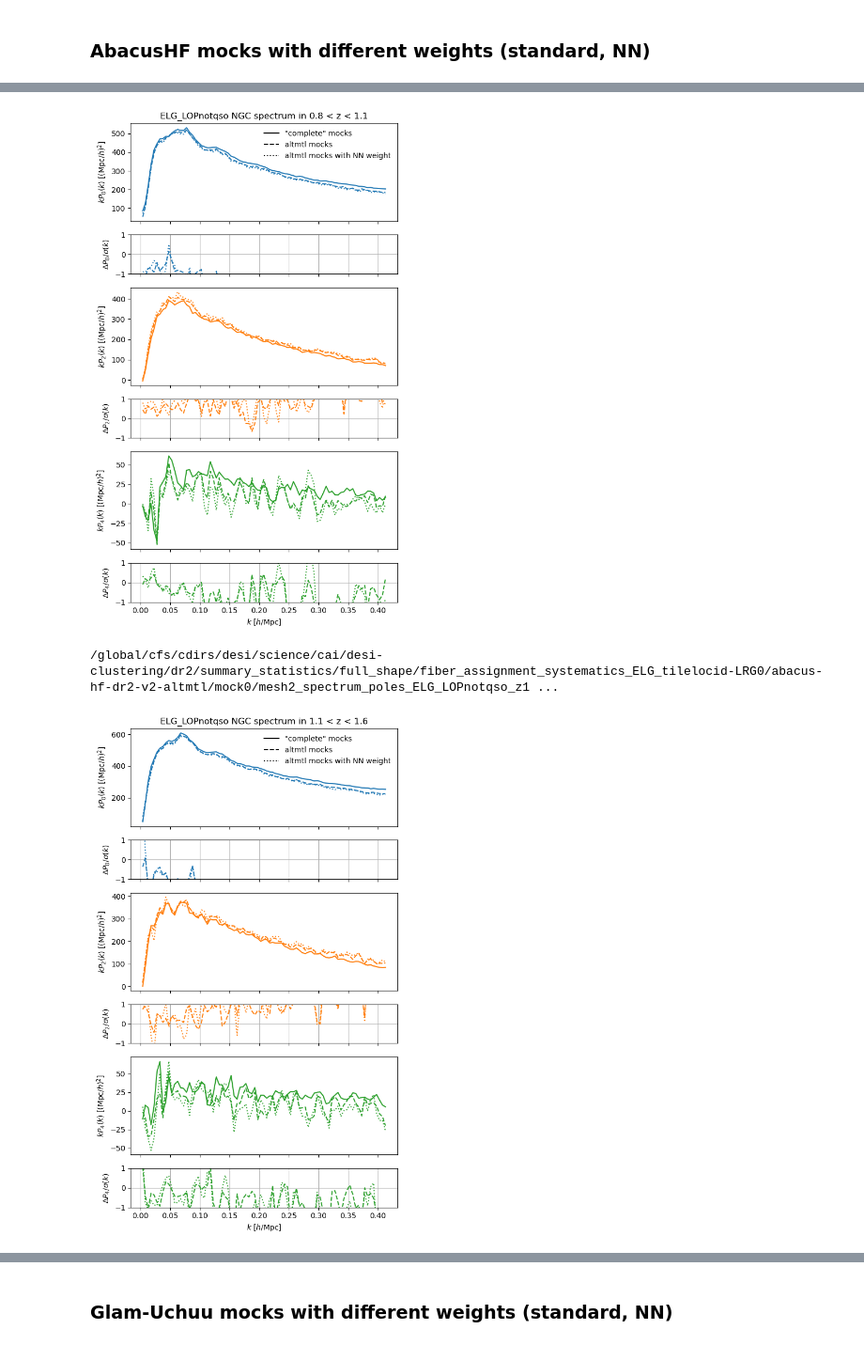
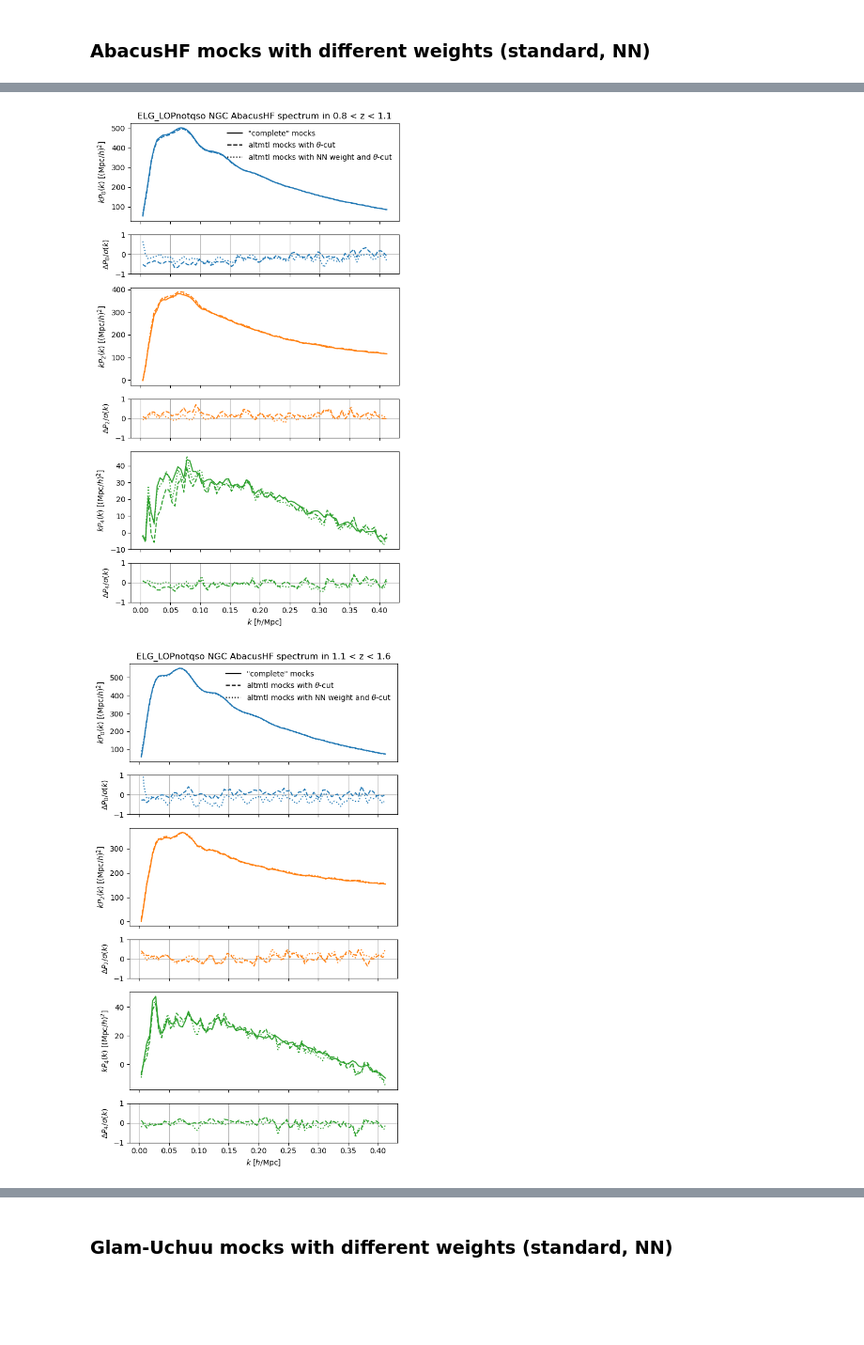
Before and after one commit to AlbertoRosado1/cai-dr2-clustering-products, a Jupyter notebook: clustering_statistics/nb/validation_fiber_assignment_auw_ELG.ipynb, the cells around one changed output, grey strips where cells are left out. Shown at 94% size. Drawn from its saved outputs; the diff is of its cells as text; code cells hidden in the pictures; blank space fills up the shorter version.

```diff
--- a/clustering_statistics/nb/validation_fiber_assignment_auw_ELG.ipynb
+++ b/clustering_statistics/nb/validation_fiber_assignment_auw_ELG.ipynb
@@ -29,25 +29,28 @@ for tracer in ['ELG_LOPnotqso']:
             cov = cov.at.observable.select(k=slice(0, None, 5 if 'mesh2' in kind else 1))
             mean = cov.observable
 
-            nmocks = 2
+            nmocks = 25
+            project = 'full_shape/fiber_assignment_systematics'
             version = 'abacus-hf-dr2-v2-altmtl'
-            project = 'full_shape/fiber_assignment_systematics'
             fns = [tools.get_stats_fn(stats_dir=stats_dir, kind=kind, project=project, version=version, tracer=tracer,
-                                      zrange=zrange, region=region, weight='default-FKP', basis='sugiyama-diagonal', imock=imock) for imock in range(nmocks)]
+                                      zrange=zrange, region=region, weight='default-FKP', basis='sugiyama-diagonal',
+                                      imock=imock, cut=True) for imock in range(nmocks)]
             mocks = [types.read(fn) for fn in fns if fn.exists()]
             mean = types.mean(mocks).match(mean)
 
-            project = 'full_shape/fiber_assignment_systematics_ELG_tilelocid-LRG0'
+            version = 'abacus-hf-dr2-v2-altmtl-maskedfraczpNN'
+            #project = 'full_shape/fiber_assignment_systematics_ELG_tilelocid-LRG0'
             fns = [tools.get_stats_fn(stats_dir=stats_dir, kind=kind, project=project, version=version, tracer=tracer,
-                                      zrange=zrange, region=region, weight='default', basis='sugiyama-diagonal', imock=imock) for imock in range(nmocks)]
-            print(fns[0])
+                                      zrange=zrange, region=region, weight='default-nn-FKP', basis='sugiyama-diagonal',
+                                      imock=imock, cut=True) for imock in range(nmocks)]
+
             mocks = [types.read(fn) for fn in fns if fn.exists()]
             mean_nn = types.mean(mocks).match(mean)
 
-            project = 'full_shape/fiber_assignment_systematics'
+            version = 'abacus-hf-dr2-v2-altmtl'
             fns = [tools.get_stats_fn(stats_dir=stats_dir, kind=kind, project=project, version=version, tracer=tracer,
                                       zrange=zrange, region=region, weight='default-FKP', basis='sugiyama-diagonal', extra='complete',
-                                      imock=imock) for imock in range(nmocks)]
+                                      imock=imock, cut=True) for imock in range(nmocks)]
             mocks = [types.read(fn) for fn in fns if fn.exists()]
             mean_complete = types.mean(mocks).match(mean)
             nmocks = len(mocks)  # scale error bars
@@ -55,7 +58,7 @@ for tracer in ['ELG_LOPnotqso']:
             if 'mesh2' in kind:
                 ells = mean.ells
                 fig, lax = plt.subplots(len(ells) * 2, figsize=(6, 10), sharex=True, gridspec_kw={'height_ratios': [2.5, 1] * len(ells)})
-                lax[0].set_title(f'{tracer} {region} spectrum in {zrange[0]:.1f} < z < {zrange[1]:.1f}')
+                lax[0].set_title(f'{tracer} {region} AbacusHF spectrum in {zrange[0]:.1f} < z < {zrange[1]:.1f}')
                 for ill, ell in enumerate(mean.ells):
                     ax = lax[2 * ill]
                     ax.set_ylabel(rf'$k P_{ell:d}(k)$ [$(\mathrm{{Mpc}}/h)^2$]')
@@ -78,44 +81,12 @@ for tracer in ['ELG_LOPnotqso']:
                     ax.plot(pole.coords('k'), (pole.value() - pole_complete.value()) / std, color=color, linestyle=':')
                 ax = lax[0]
                 ax.plot([], [], color='k', linestyle='-', label='"complete" mocks')
-                ax.plot([], [], color='k', linestyle='--', label='altmtl mocks')
-                ax.plot([], [], color='k', linestyle=':', label='altmtl mocks with NN weight')
+                ax.plot([], [], color='k', linestyle='--', label=rf'altmtl mocks with $\theta$-cut')
+                ax.plot([], [], color='k', linestyle=':', label=rf'altmtl mocks with NN weight and $\theta$-cut')
                 lax[-1].set_xlabel(r'$k$ [$h/\mathrm{Mpc}$]')
                 ax.legend(frameon=False)
 
-            elif 'mesh3' in kind:
-                ells = mean.ells
-                fig, lax = plt.subplots(len(ells) * 2, figsize=(6, 10), sharex=True, gridspec_kw={'height_ratios': [2.5, 1] * len(ells)})
-                lax[0].set_title(f'{tracer} {region} bispectrum in {zrange[0]:.1f} < z < {zrange[1]:.1f}')
-                for ill, ell in enumerate(ells):
-                    ax = lax[2 * ill]
-                    ax.set_ylabel(rf'$k^2 B_{{{ell[0]:d}{ell[1]:d}{ell[2]:d}}}(k, k)$ [$(\mathrm{{Mpc}}/h)^4$]')
-                    color = f'C{ill:d}'
-                    pole = mean_complete.get(ell)
-                    ax.plot(k:=pole.coords('k')[..., 0], k**2 * pole.value(), color=color, linestyle='-')
-                    pole = mean.get(ell)
-                    ax.plot(k:=pole.coords('k')[..., 0], k**2 * pole.value(), color=color, linestyle='--')
-                    pole = mean_nn.get(ell)
-                    ax.plot(k:=pole.coords('k')[..., 0], k**2 * pole.value(), color=color, linestyle=':')
-                    ax = lax[2 * ill + 1]
-                    ax.set_ylabel(rf'$\Delta B_{{{ell[0]:d}{ell[1]:d}{ell[2]:d}}} / \sigma(k)$')
-                    ax.grid(True)
-                    ax.set_ylim(-1., 1.)
-                    #ax.set_ylim(-5e4, 5e4)
-                    pole = mean.get(ell)
-                    std = cov.at.observable.get(ell).std() #/ nmocks**0.5
-                    pole_complete = mean_complete.get(ell)
-                    ax.plot(k, (pole.value() - pole_complete.value()) / std, color=color, linestyle='--')
-                    pole = mean_nn.get(ell)
-                    ax.plot(k, (pole.value() - pole_complete.value()) / std, color=color, linestyle=':')
-                ax = lax[0]
-                ax.plot([], [], color='k', linestyle='-', label='"complete" mocks')
-                ax.plot([], [], color='k', linestyle='--', label='altmtl mocks')
-                ax.plot([], [], color='k', linestyle=':', label='altmtl mocks with AUW')
-                lax[-1].set_xlabel(r'$k$ [$h/\mathrm{Mpc}$]')
-                ax.legend(frameon=False)
-
-            basename = f'validation_nn_{kind}_{tracer}_z{zrange[0]:.1f}-{zrange[1]:.1f}_{region}.{ext}'
+            basename = f'validation_abacus-hf_nn_{kind}_{tracer}_z{zrange[0]:.1f}-{zrange[1]:.1f}_{region}.{ext}'
             plt.tight_layout()
             fig.savefig(plot_dir / basename, bbox_inches='tight', pad_inches=0.1, dpi=200)
             plt.show()
@@ -124,3 +94,2 @@ for tracer in ['ELG_LOPnotqso']:
-[figure, old version]
+[figure, new version]
-/global/cfs/cdirs/desi/science/cai/desi-clustering/dr2/summary_statistics/full_shape/fiber_assignment_systematics_ELG_tilelocid-LRG0/abacus-hf-dr2-v2-altmtl/mock0/mesh2_spectrum_poles_ELG_LOPnotqso_z1 ...
-[figure, old version]
+[figure, new version]
```
Also changed, not shown: parts of 7 cells of this notebook, 12 other files.
